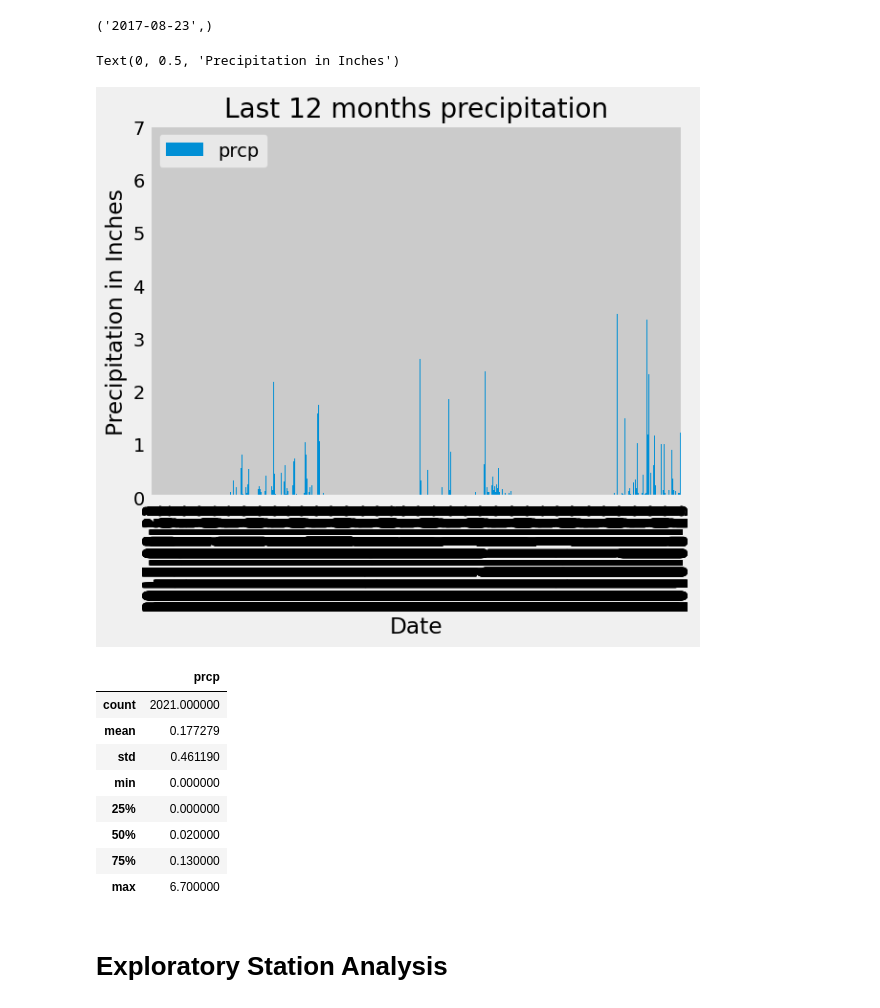
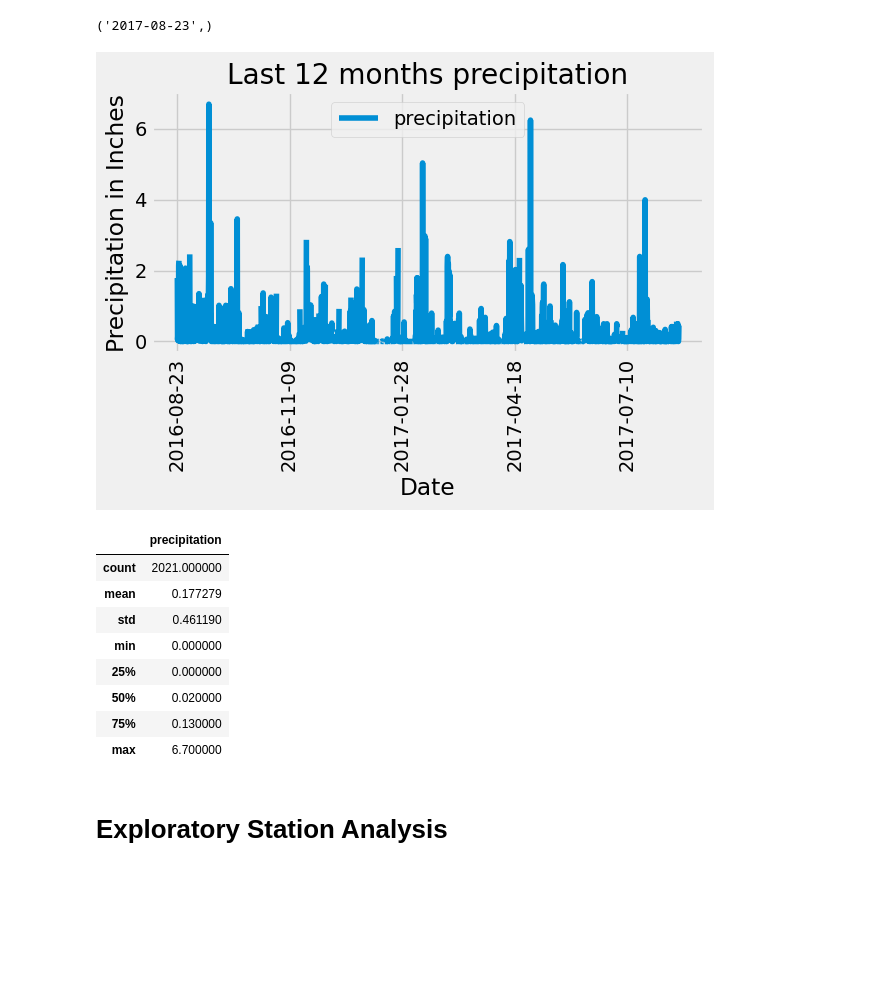
Before and after one commit to kristenfarabaugh/SQLAlchemy-Challenge, a Jupyter notebook: Surfs Up/climate_starter.ipynb, the cells around one changed output. Cells and saved outputs as stored; diff of their text form; code cells hidden in the pictures; blank space fills up the shorter version.

Commit message:
updating graph code

```diff
--- a/Surfs Up/climate_starter.ipynb
+++ b/Surfs Up/climate_starter.ipynb
@@ -77,38 +78,35 @@ recent_date
 # %%
 # Design a query to retrieve the last 12 months of precipitation data and plot the results.
 # Starting from the most recent data point in the database.
 date_recent = dt.datetime.strptime(recent_date[0], '%Y-%m-%d').date()
-date_recent
+
 # Calculate the date one year from the last date in data set.
 year_ago = date_recent - dt.timedelta(days=365)
-year_ago
 
 # Perform a query to retrieve the data and precipitation scores
 # Note: code below assumes prcp = precipitations scores & that we only want data for the last 12 months
-precipitation_data = session.query(measurement.date, measurement.prcp).filter(measurement.date>=year_ago).all()
+precipitation_data = session.query(measurement.date, measurement.prcp).filter(measurement.date >= year_ago).all()
 
 # Save the query results as a Pandas DataFrame and set the index to the date column
-precipitation_df = pd.DataFrame(precipitation_data)
-precipitation_df = precipitation_df.set_index("date")
+precipitation_df = pd.DataFrame(precipitation_data, columns=['date', 'precipitation'])
 
 # Sort the dataframe by date
-precipitation_df = precipitation_df.sort_values(by="date",ascending=False)
-precipitation_df
+precipitation_df = precipitation_df.sort_values('date')
 
 
 # Use Pandas Plotting with Matplotlib to plot the data
-precipitation_df.plot.bar()
+precipitation_df.plot(x='date', y='precipitation', rot=90)
 plt.title('Last 12 months precipitation')
 plt.xlabel('Date')
 plt.ylabel('Precipitation in Inches')
+plt.tight_layout()
 # %% [output]
-Text(0, 0.5, 'Precipitation in Inches')
-[figure, old version]
+[figure, new version]
 # %%
 # Use Pandas to calcualte the summary statistics for the precipitation data
 precipitation_df.describe()
 # %% [output]
-|  | prcp |
+|  | precipitation |
 | count | 2021.000000 |
 | mean | 0.177279 |
 | std | 0.461190 |
```
Also changed, not shown: parts of 1 cell of this notebook, 1 other file.
